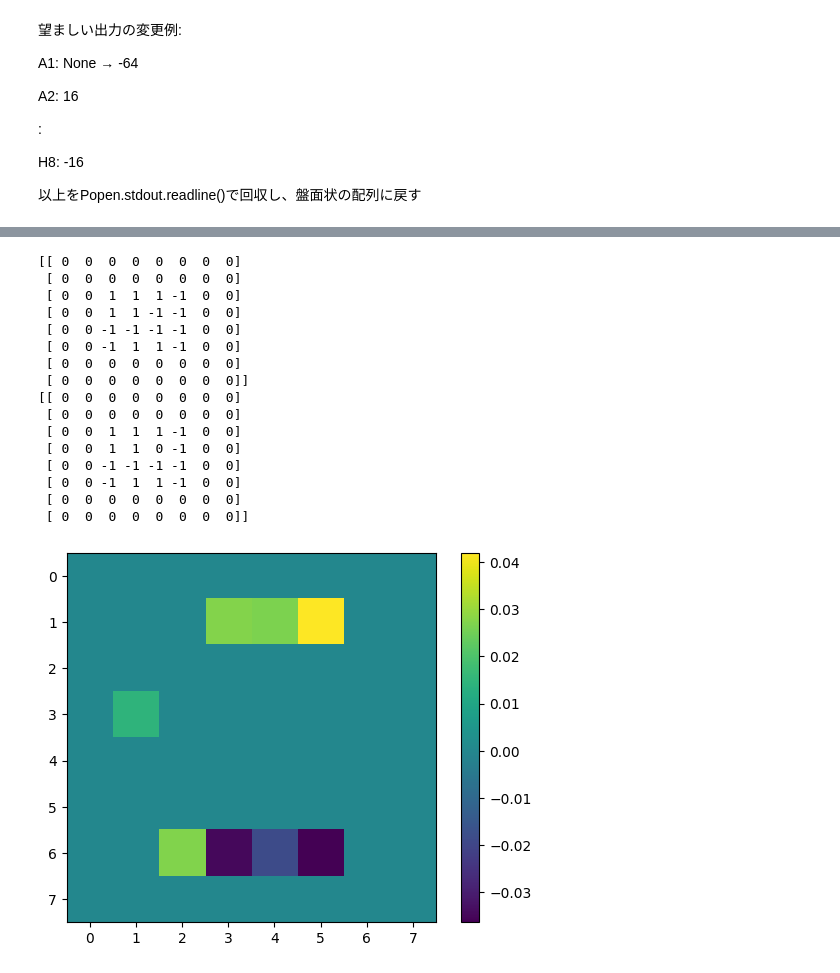
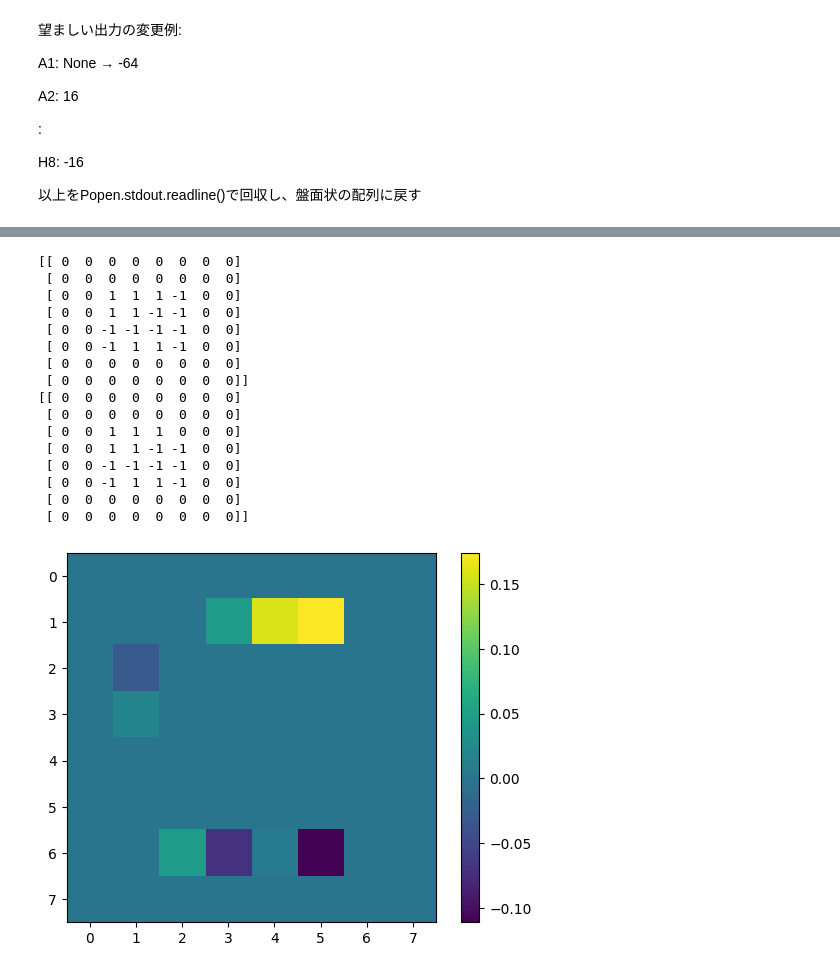
Before and after one commit to KKitamuraCCE/MyEgaroucid, a Jupyter notebook: MyEgaroucid.ipynb, the cells around one changed output, grey strips where cells are left out. Saved outputs shown, nothing was run; the diff lists cells and outputs as text; code cells hidden in the pictures.

```diff
--- a/MyEgaroucid.ipynb
+++ b/MyEgaroucid.ipynb
@@ -1030,5 +1030,5 @@ def evaluation(board, turn, myegaroucid: subprocess.Popen):
         #print(numpy.reshape(eval_Q, (8,8)))
 
     eval_Q = numpy.flipud(eval_Q)
-
-    return numpy.reshape(eval_Q, (8,8))
+    #numpy.reshape(eval_Q, (8,8))
+    return eval_Q
@@ -1283,49 +1500,50 @@ plt.show()
 # %%
-#def contribution():
+# def contribution(eval_0,eval_f,K):
 
 
-tokuido = numpy.exp(eval_0)/numpy.sum(numpy.exp(eval_0)) - numpy.exp(eval_f)/numpy.sum(numpy.exp(eval_f))
+
+#     specificity = numpy.exp(eval_0)/numpy.sum(numpy.exp(eval_0)) - numpy.exp(eval_f)/numpy.sum(numpy.exp(eval_f))
 
 
 
 
-S = numpy.ndarray((8,8))
+#     S = numpy.ndarray((8,8))
 
 
 
-S = 2 * K * tokuido / (K + numpy.abs(tokuido))
+#     S = 2 * K * specificity / (K + numpy.abs(specificity))
 
 
 
 
-print(board_0)
+#     print(board_0)
 
 
-print(board_f)
+#     print(board_f)
 
-data = S
-fig, ax = plt.subplots()
-im = ax.imshow(data)
-plt.colorbar(im)
-plt.show()
+#     data = S
+#     fig, ax = plt.subplots()
+#     im = ax.imshow(data)
+#     plt.colorbar(im)
+#     plt.show()
 # %% [output]
 [[ 0  0  0  0  0  0  0  0]
  [ 0  0  0  0  0  0  0  0]
  [ 0  0  1  1  1 -1  0  0]
  [ 0  0  1  1 -1 -1  0  0]
  [ 0  0 -1 -1 -1 -1  0  0]
  [ 0  0 -1  1  1 -1  0  0]
  [ 0  0  0  0  0  0  0  0]
  [ 0  0  0  0  0  0  0  0]]
 [[ 0  0  0  0  0  0  0  0]
  [ 0  0  0  0  0  0  0  0]
- [ 0  0  1  1  1 -1  0  0]
- [ 0  0  1  1  0 -1  0  0]
+ [ 0  0  1  1  1  0  0  0]
+ [ 0  0  1  1 -1 -1  0  0]
  [ 0  0 -1 -1 -1 -1  0  0]
  [ 0  0 -1  1  1 -1  0  0]
  [ 0  0  0  0  0  0  0  0]
  [ 0  0  0  0  0  0  0  0]]
-[figure, old version]
+[figure, new version]
 # %%
 # # MyEgaroucid_for_Console.outの終了
 
```
Also changed, not shown: parts of 8 cells of this notebook.
